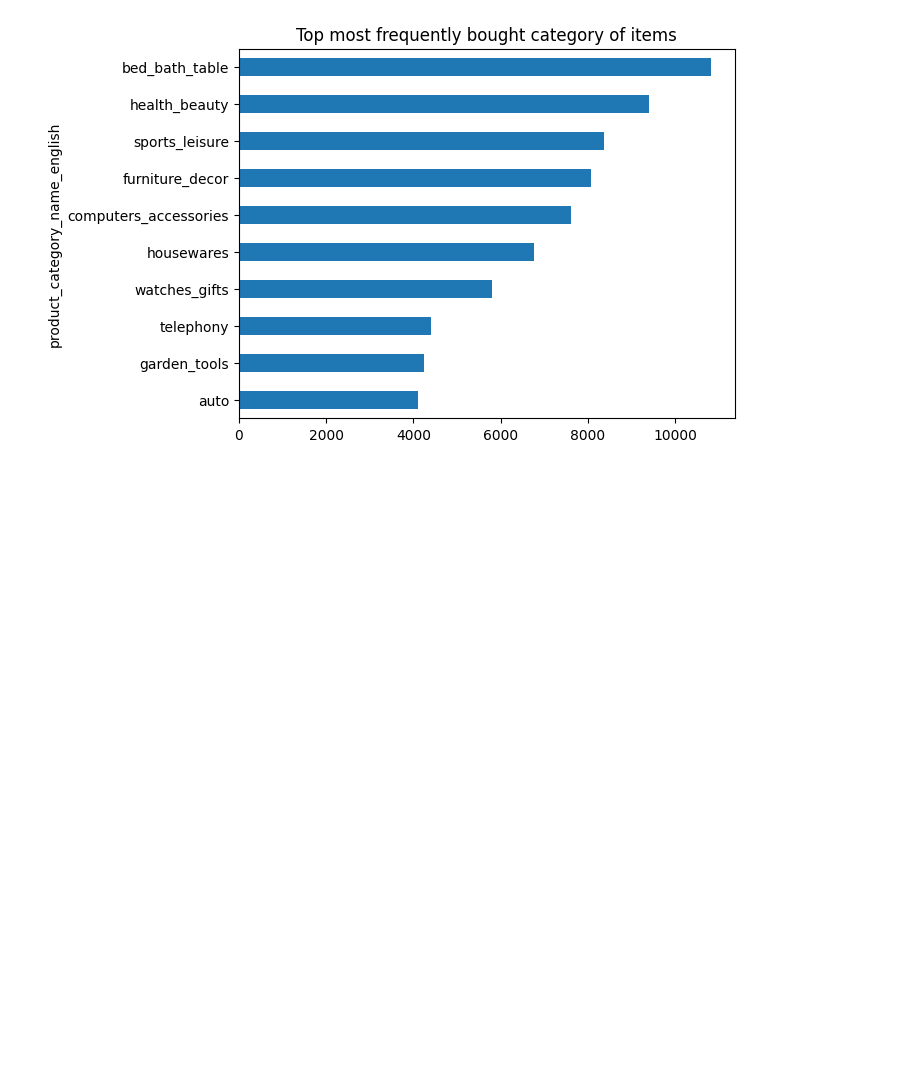
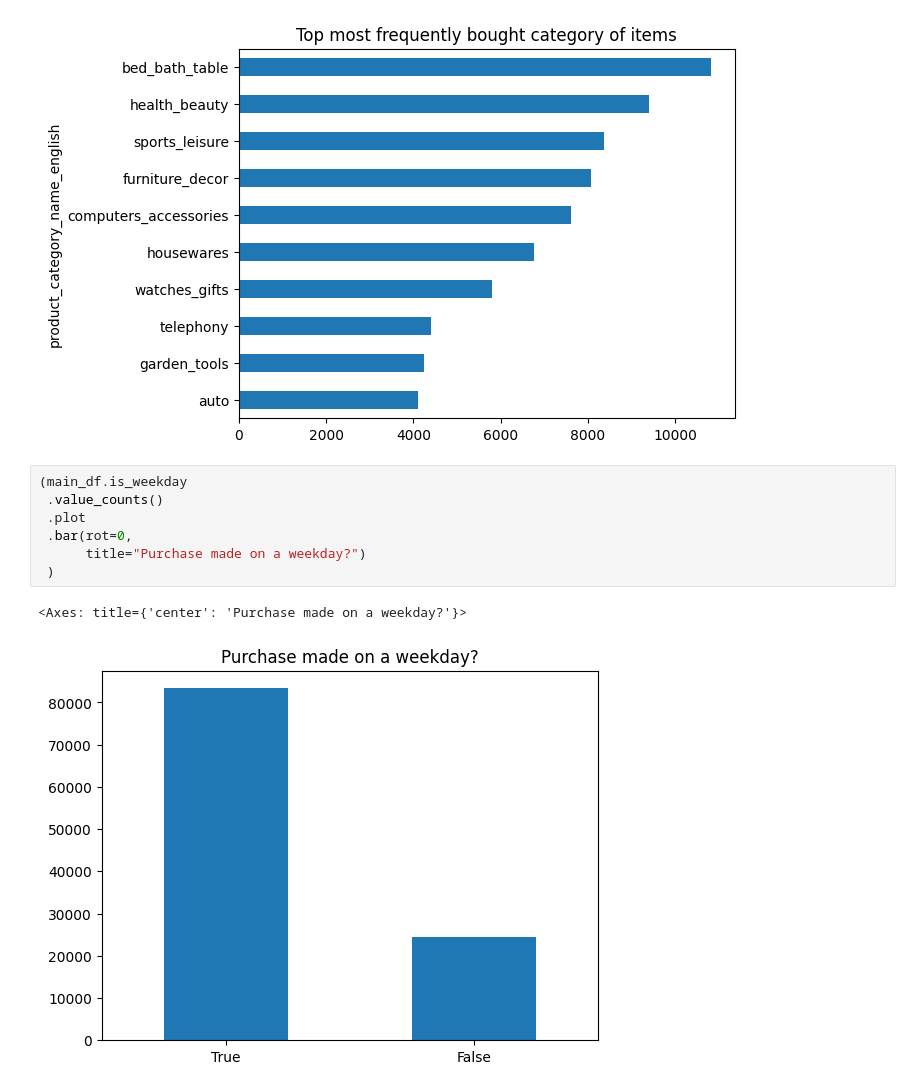
Before and after one commit to RuizLorenzoChavez/price-optimization-ML, a Jupyter notebook: main.ipynb, the cells around one changed output. Drawn from its saved outputs; the diff is of its cells as text; blank space fills up the shorter version.

Commit message:
EDA: distribution of  purchases on a weekday & per day

```diff
--- a/main.ipynb
+++ b/main.ipynb
@@ -453,3 +453,13 @@ memory usage: 10.0+ MB
  )
 # %% [output]
 [figure]
+# %%
+(main_df.is_weekday
+ .value_counts()
+ .plot
+ .bar(rot=0,
+      title="Purchase made on a weekday?")
+ )
+# %% [output]
+<Axes: title={'center': 'Purchase made on a weekday?'}>
+[figure, added]
```
Also changed, not shown: parts of 1 cell of this notebook.
